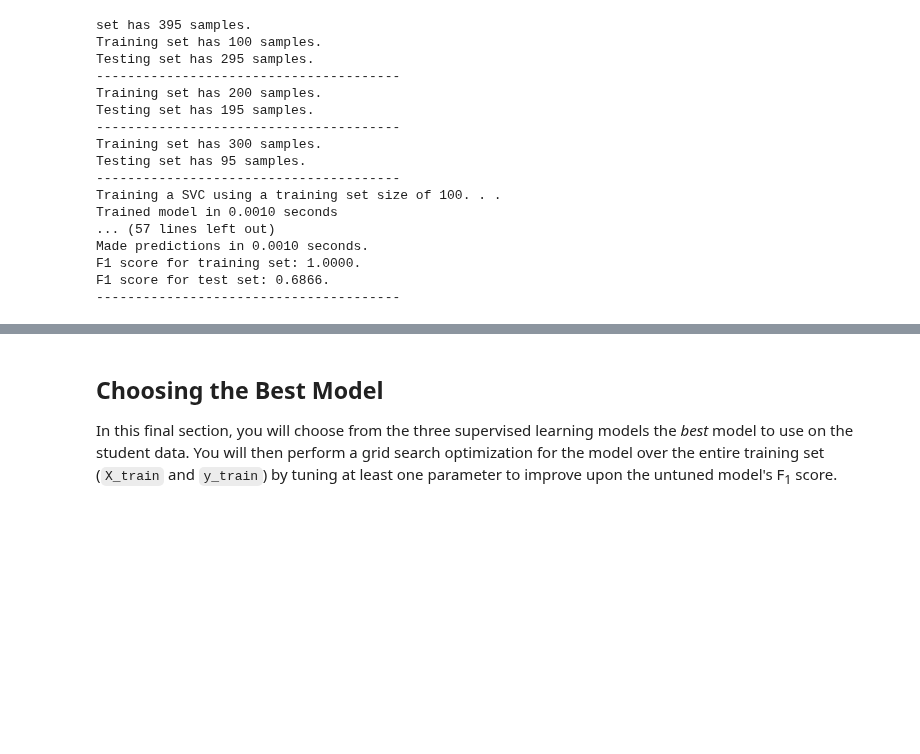
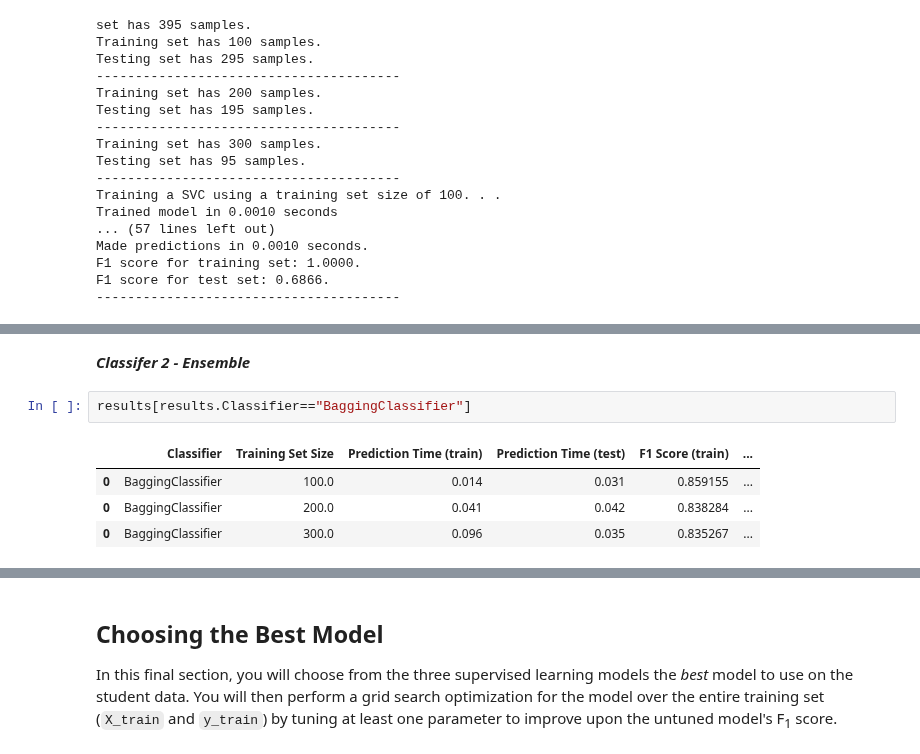
Before and after one commit to viligabi/udacity_student_intervention, a Jupyter notebook: student_intervention.ipynb, the cells around one changed output, grey strips where cells are left out. Drawn from its saved outputs; the diff is of its cells as text; blank space fills up the shorter version.

```diff
--- a/student_intervention.ipynb
+++ b/student_intervention.ipynb
@@ -388,0 +385,9 @@ Edit the cell below to see how a table can be designed in [Markdown](https://git
+# %% [markdown]
+***Classifer 2 - Ensemble***
+# %%
+results[results.Classifier=="BaggingClassifier"]
+# %% [output]
+|  | Classifier | Training Set Size | Prediction Time (train) | Prediction Time (test) | F1 Score (train) | ... |
+| 0 | BaggingClassifier | 100.0 | 0.014 | 0.031 | 0.859155 | ... |
+| 0 | BaggingClassifier | 200.0 | 0.041 | 0.042 | 0.838284 | ... |
+| 0 | BaggingClassifier | 300.0 | 0.096 | 0.035 | 0.835267 | ... |
```
Also changed, not shown: parts of 8 cells of this notebook, 2 other files.
